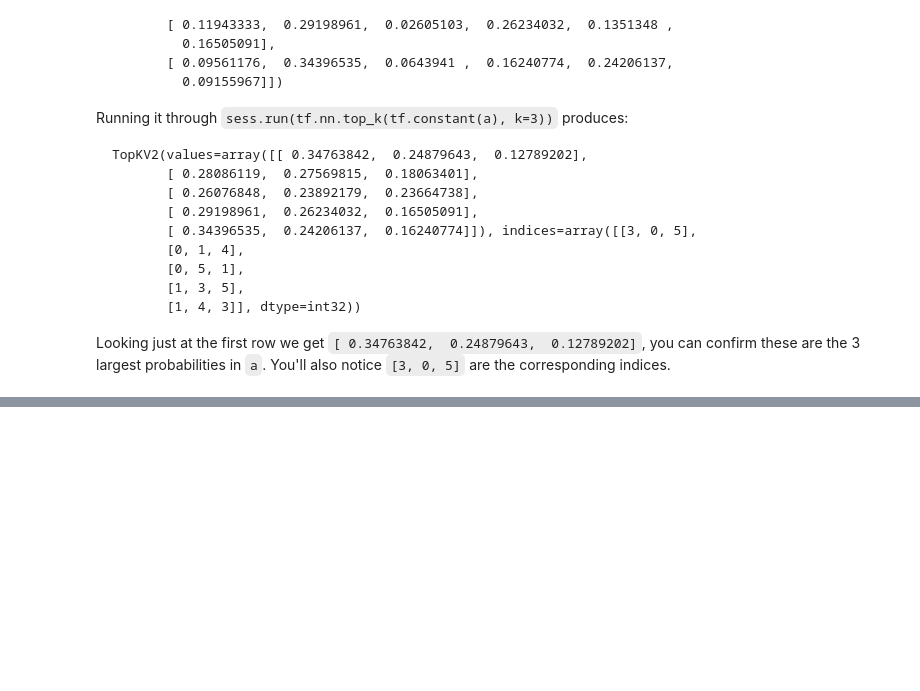
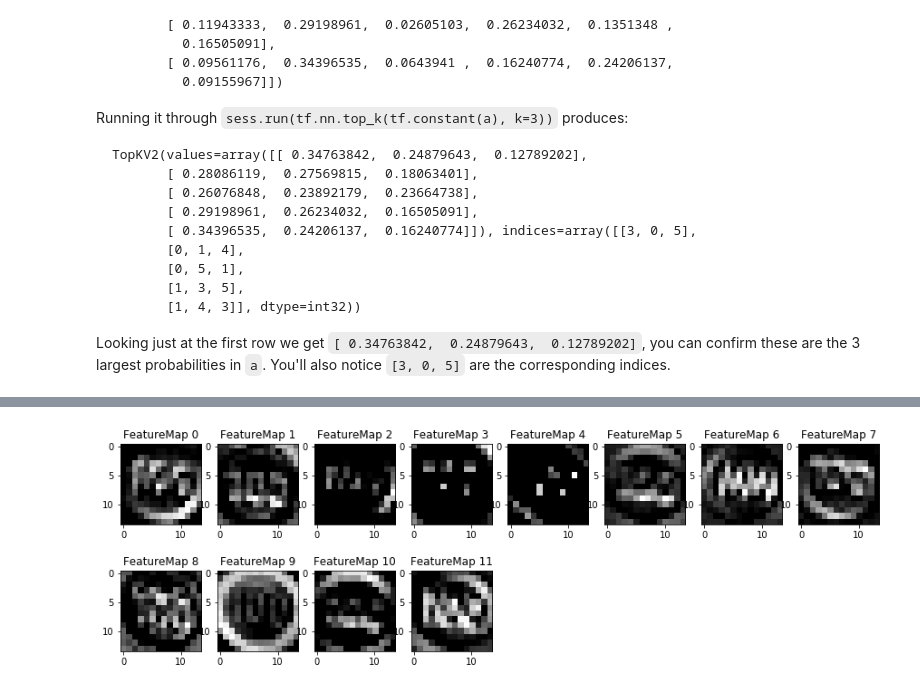
Before and after one commit to tpak/CarND-Traffic-Sign-Classifier-Project, a Jupyter notebook: Traffic_Sign_Classifier-Copy3.ipynb, the cells around one changed output, grey strips where cells are left out. Saved outputs shown, nothing was run; the diff lists cells and outputs as text; code cells hidden in the pictures; blank space fills up the shorter version.

```diff
--- a/Traffic_Sign_Classifier-Copy3.ipynb
+++ b/Traffic_Sign_Classifier-Copy3.ipynb
@@ -624,6 +653,7 @@ with tf.Session() as sess:
 # %%
 # test set accuracy
 with tf.Session() as sess:
-    saver.restore(sess, tf.train.latest_checkpoint('.'))
+    #saver.restore(sess, tf.train.latest_checkpoint('.'))
+    saver.restore(sess, './lenetMax')
     test_loss, test_accuracy = evaluate(X_test_n, y_test)
     print("Test Accuracy = {:.4f}".format(test_accuracy))
@@ -687,7 +719,7 @@ softmax = tf.nn.softmax(logits)
 labels = tf.argmax(softmax, axis=1)
 
 with tf.Session() as sess:
-    saver.restore(sess, tf.train.latest_checkpoint('.'))
+    saver.restore(sess, './lenetMax')
     predicted_labels = sess.run(labels, feed_dict={x: my_images_n, y: my_labels, keep_prob: 1})
     my_loss, my_accuracy = evaluate(my_images_n, my_labels)
 
@@ -741,7 +781,7 @@ Looking just at the first row we get `[ 0.34763842,  0.24879643,  0.12789202]`,
 ### Feel free to use as many code cells as needed.
 
 with tf.Session() as sess:
-    saver.restore(sess, tf.train.latest_checkpoint('.'))
+    saver.restore(sess, './lenetMax')
     my_softmaxes = sess.run(softmax, feed_dict={x: my_images_n, y: my_labels, keep_prob: 1})
     top_5 = sess.run(tf.nn.top_k(my_softmaxes, 5))
     print(top_5)
@@ -795,5 +850,7 @@ def outputFeatureMap(image_input, tf_activation, activation_min=-1, activation_m
             plt.imshow(activation[0,:,:, featuremap], interpolation="nearest", cmap="gray")
 # %%
 with tf.Session() as sess:
-    saver.restore(sess, tf.train.latest_checkpoint('.'))
+    saver.restore(sess, './lenetMax')
     outputFeatureMap([my_images_n[0]], conv1)
+# %% [output]
+[figure, added]
```
Also changed, not shown: parts of 9 cells of this notebook, 1 other file.
